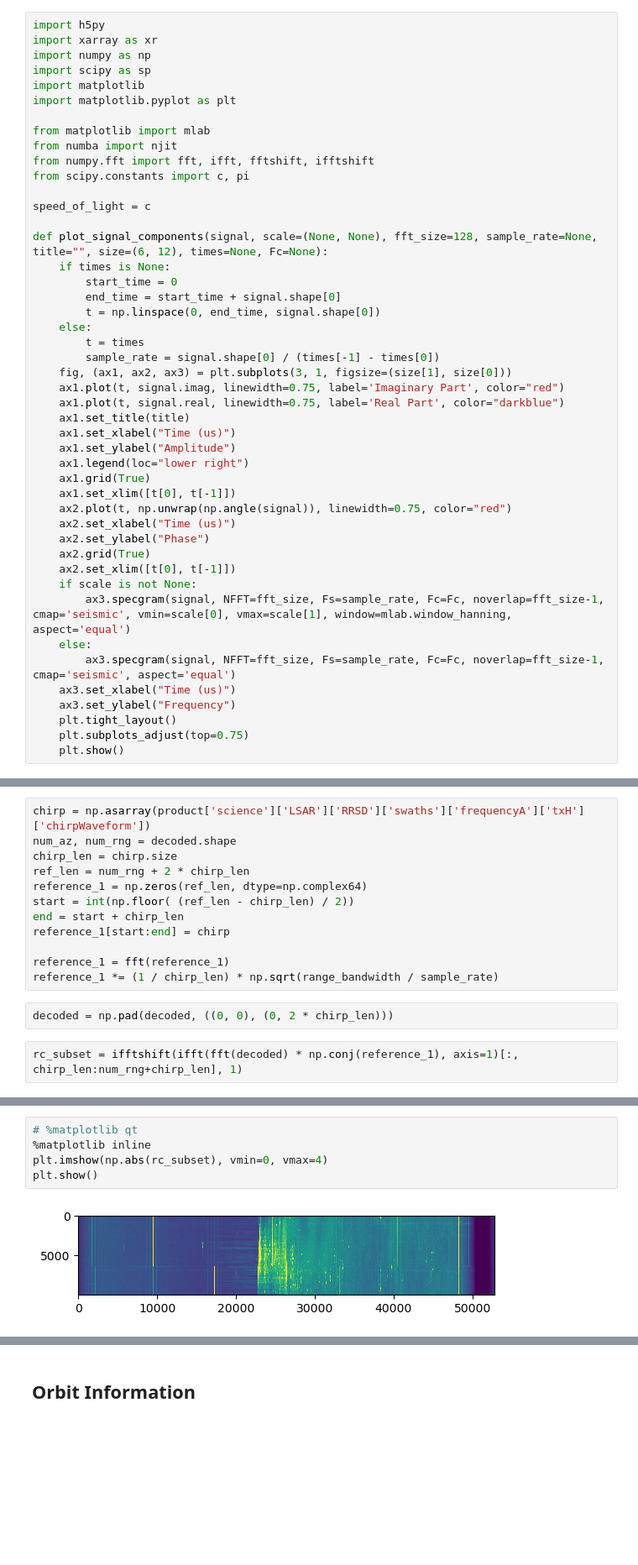
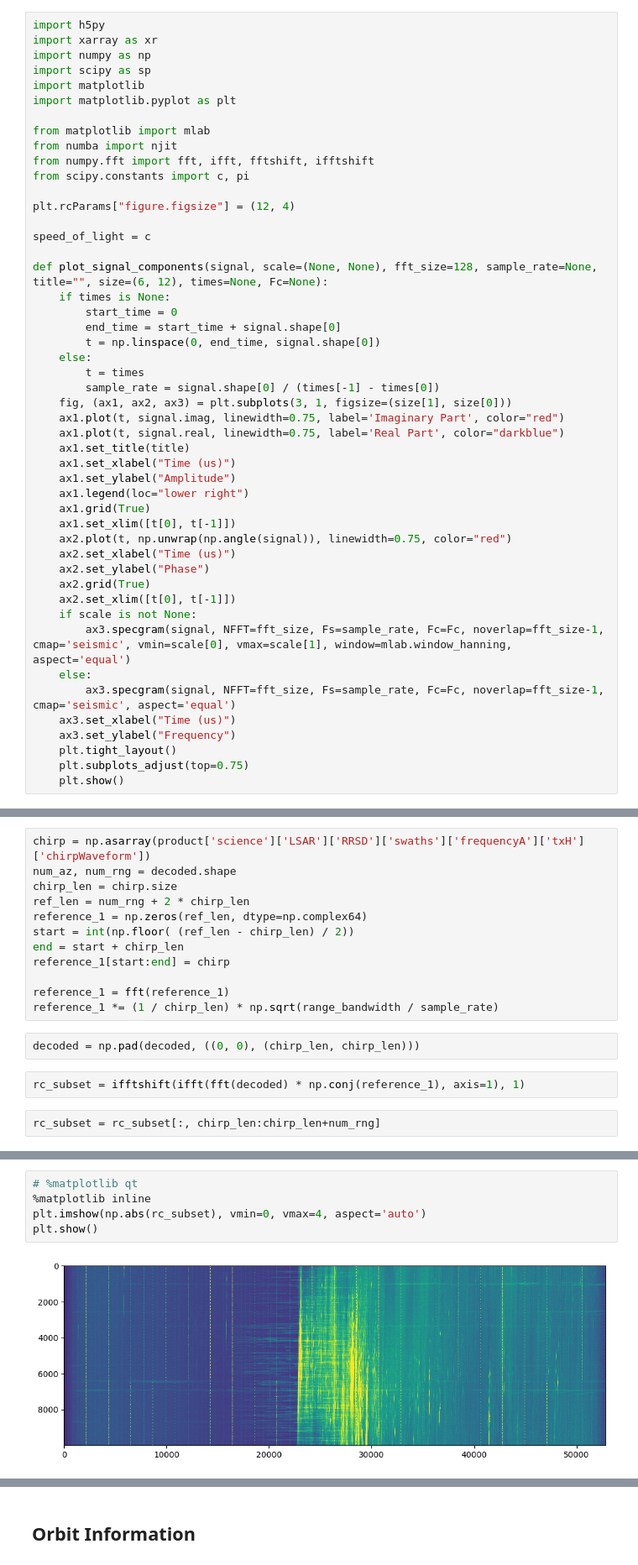
Before and after one commit to AndrewPlayer3/sar_processing, a Jupyter notebook: nisar_level0/nisar-eval.ipynb, the cells around one changed output, grey strips where cells are left out. Shown at 84% size. Cells and saved outputs as stored; diff of their text form; blank space fills up the shorter version.

```diff
--- a/nisar_level0/nisar-eval.ipynb
+++ b/nisar_level0/nisar-eval.ipynb
@@ -10,6 +10,8 @@ from matplotlib import mlab
 from numba import njit
 from numpy.fft import fft, ifft, fftshift, ifftshift
 from scipy.constants import c, pi
+
+plt.rcParams["figure.figsize"] = (12, 4)
 
 speed_of_light = c
 
@@ -117,6 +115,8 @@ reference_1[start:end] = chirp
 reference_1 = fft(reference_1)
 reference_1 *= (1 / chirp_len) * np.sqrt(range_bandwidth / sample_rate)
 # %%
-decoded = np.pad(decoded, ((0, 0), (0, 2 * chirp_len)))
+decoded = np.pad(decoded, ((0, 0), (chirp_len, chirp_len)))
 # %%
-rc_subset = ifftshift(ifft(fft(decoded) * np.conj(reference_1), axis=1)[:, chirp_len:num_rng+chirp_len], 1)
+rc_subset = ifftshift(ifft(fft(decoded) * np.conj(reference_1), axis=1), 1)
+# %%
+rc_subset = rc_subset[:, chirp_len:chirp_len+num_rng]
@@ -123,7 +126,7 @@ rc_subset = ifftshift(ifft(fft(decoded) * np.conj(reference_1), axis=1)[:, chirp
 # %%
 # %matplotlib qt
 %matplotlib inline
-plt.imshow(np.abs(rc_subset), vmin=0, vmax=4)
+plt.imshow(np.abs(rc_subset), vmin=0, vmax=4, aspect='auto')
 plt.show()
 # %% [output]
-[figure, old version]
+[figure, new version]
```
Also changed, not shown: parts of 25 cells of this notebook.
